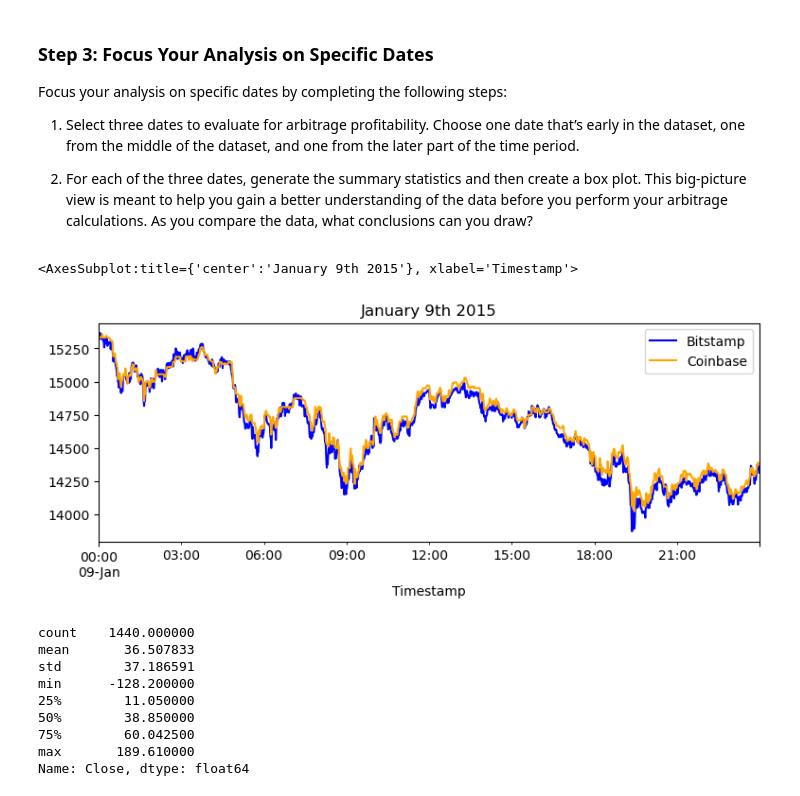
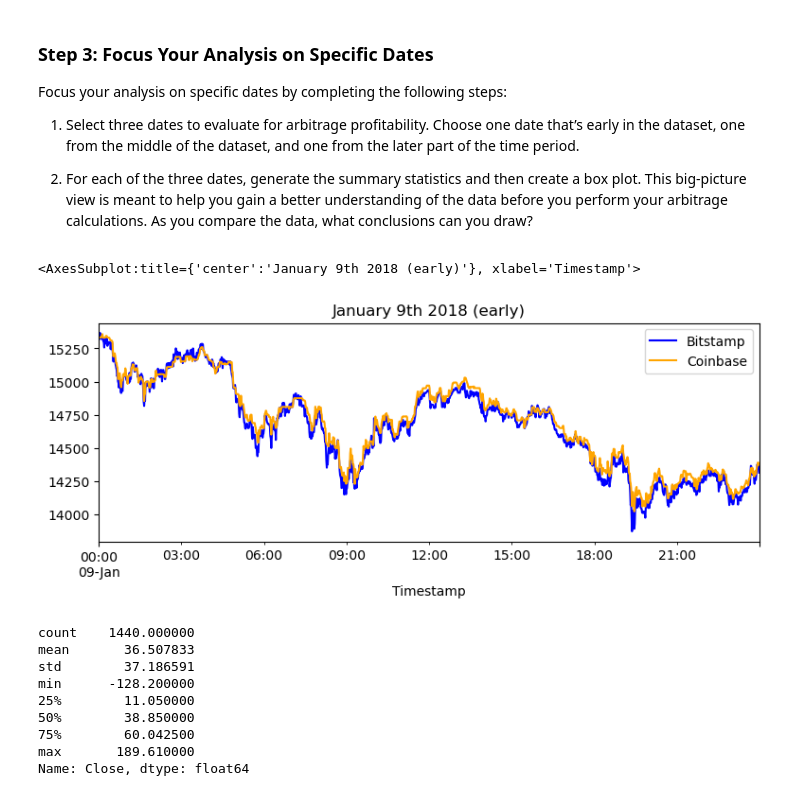
Before and after one commit to AndrewRBader/challenge-3, a Jupyter notebook: Starter_Code/crypto_arbitrage.ipynb, the cells around one changed output. Cells and saved outputs as stored; diff of their text form; code cells hidden in the pictures.

Commit message:
finished early, mid, and late arbitrage plots

```diff
--- a/Starter_Code/crypto_arbitrage.ipynb
+++ b/Starter_Code/crypto_arbitrage.ipynb
@@ -405,17 +405,17 @@ Focus your analysis on specific dates by completing the following steps:
 # %%
 # Create an overlay plot that visualizes the two dataframes over a period of one day early in the dataset.
 # Be sure that the plots include the parameters `legend`, `figsize`, `title`, `color` and `label`
 # YOUR CODE HERE
 
 # selecting early day in the dataset
 bitstamp['Close'].loc['2018-01-09'].plot(
-    legend=True, figsize=(9, 3), title="January 9th 2018", color="blue", label="Bitstamp")
+    legend=True, figsize=(9, 3), title="January 9th 2018 (early)", color="blue", label="Bitstamp")
 # specifying coinbase selection for overlay plot
 coinbase['Close'].loc['2018-01-09'].plot(
     legend=True, figsize=(9, 3), color="orange", label="Coinbase")
 # %% [output]
-<AxesSubplot:title={'center':'January 9th 2015'}, xlabel='Timestamp'>
+<AxesSubplot:title={'center':'January 9th 2018 (early)'}, xlabel='Timestamp'>
-[figure, old version]
+[figure, new version]
 # %%
 # Using the early date that you have selected, calculate the arbitrage spread
 # by subtracting the bitstamp lower closing prices from the coinbase higher closing prices
```
Also changed, not shown: parts of 5 cells of this notebook.
